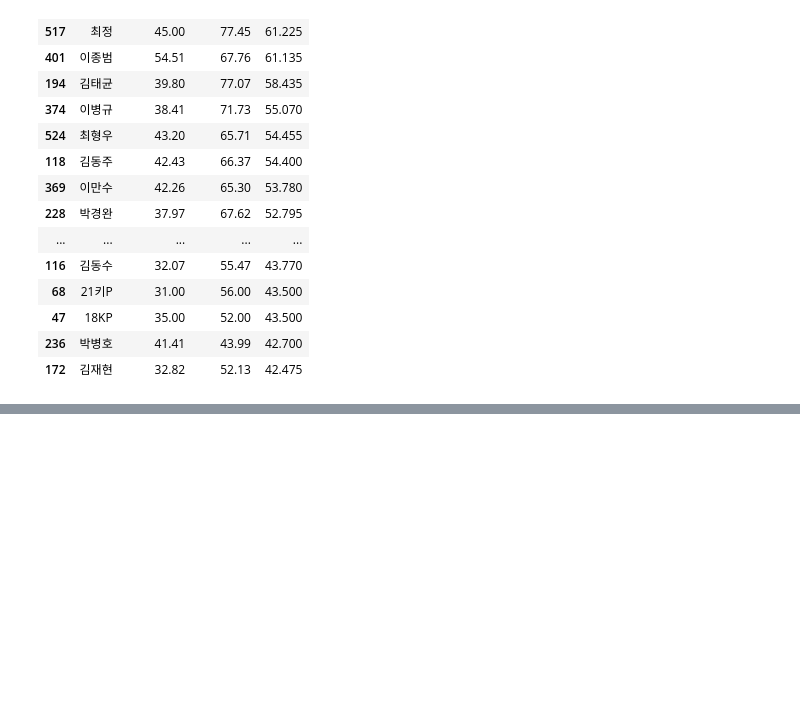
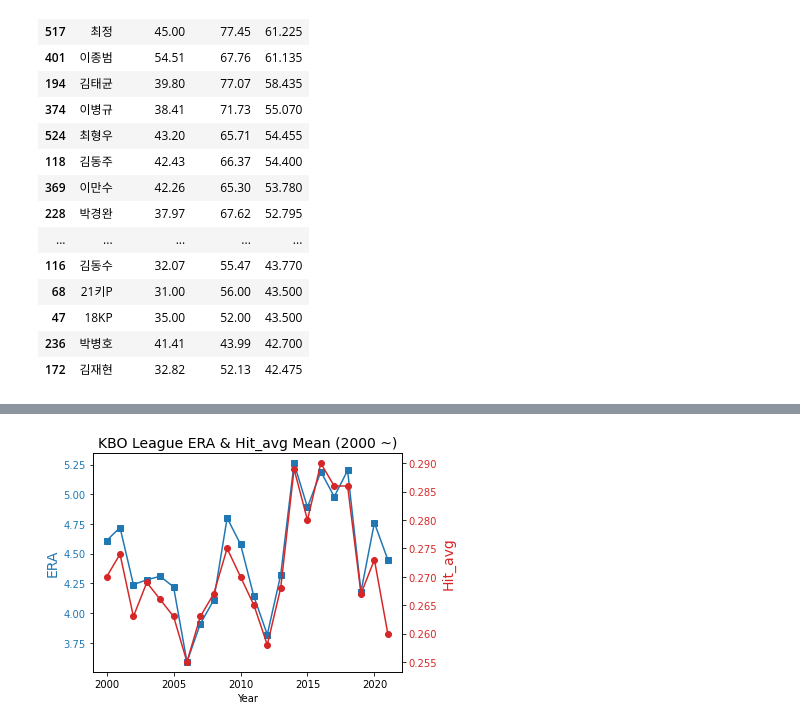
Before and after one commit to JeongMinHyeok/Baseball_simulator, a Jupyter notebook: Statiz_crawler.ipynb, the cells around one changed output, grey strips where cells are left out. Saved outputs shown, nothing was run; the diff lists cells and outputs as text; code cells hidden in the pictures; blank space fills up the shorter version.

```diff
--- a/Statiz_crawler.ipynb
+++ b/Statiz_crawler.ipynb
@@ -590,0 +647,22 @@ bat_jaws_df.sort_values(by='JAWS', ascending=False).head(30)
+# %%
+# plot 겹쳐그리기
+x = range(2000, 2022)
+fig, ax1 = plt.subplots()
+color_1 = 'tab:blue'
+ax1.set_title('KBO League ERA & Hit_avg Mean (2000 ~)', fontsize=14)
+ax1.set_xlabel('Year')
+ax1.set_ylabel('ERA', fontsize=14, color=color_1)
+ax1.plot(x, era_0021, marker='s', color=color_1)
+ax1.tick_params(axis='y', labelcolor=color_1)
+
+# 타율그래프
+ax2 = ax1.twinx()
+color_2 = 'tab:red'
+ax2.set_ylabel('Hit_avg', fontsize=14, color=color_2)
+ax2.plot(x, avg_0021, marker='o', color=color_2)
+ax2.tick_params(axis='y', labelcolor=color_2)
+
+fig.tight_layout() # 자동으로 여백관련 파라미터 조정
+plt.show()
+# %% [output]
+[figure, added]
```
Also changed, not shown: parts of 18 cells of this notebook, 1 other file.
